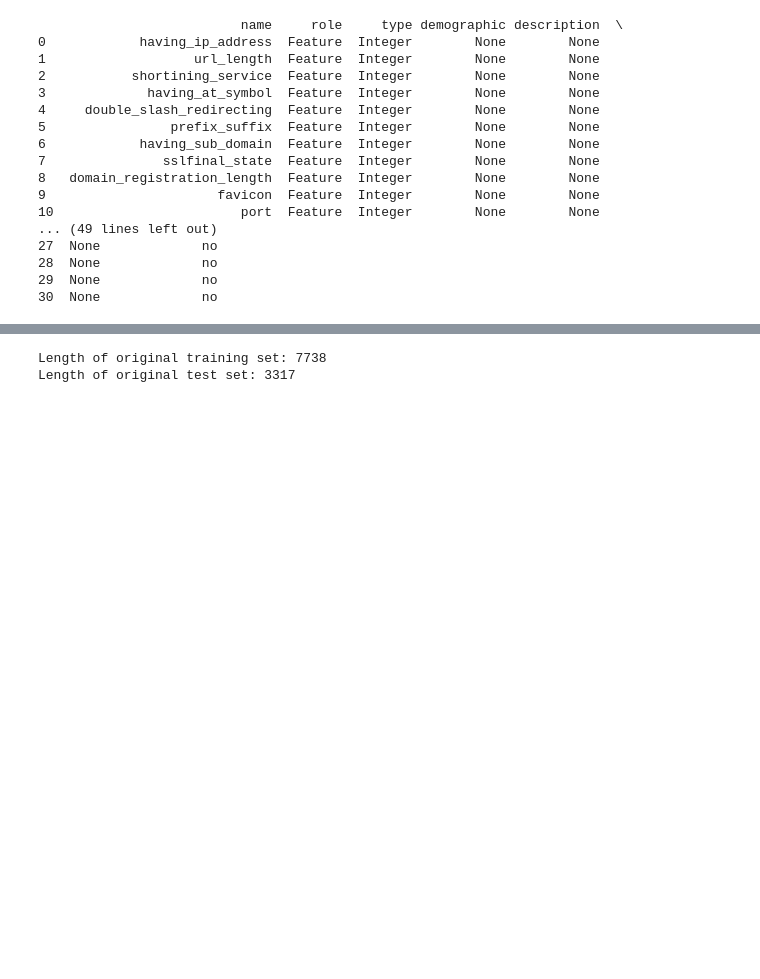
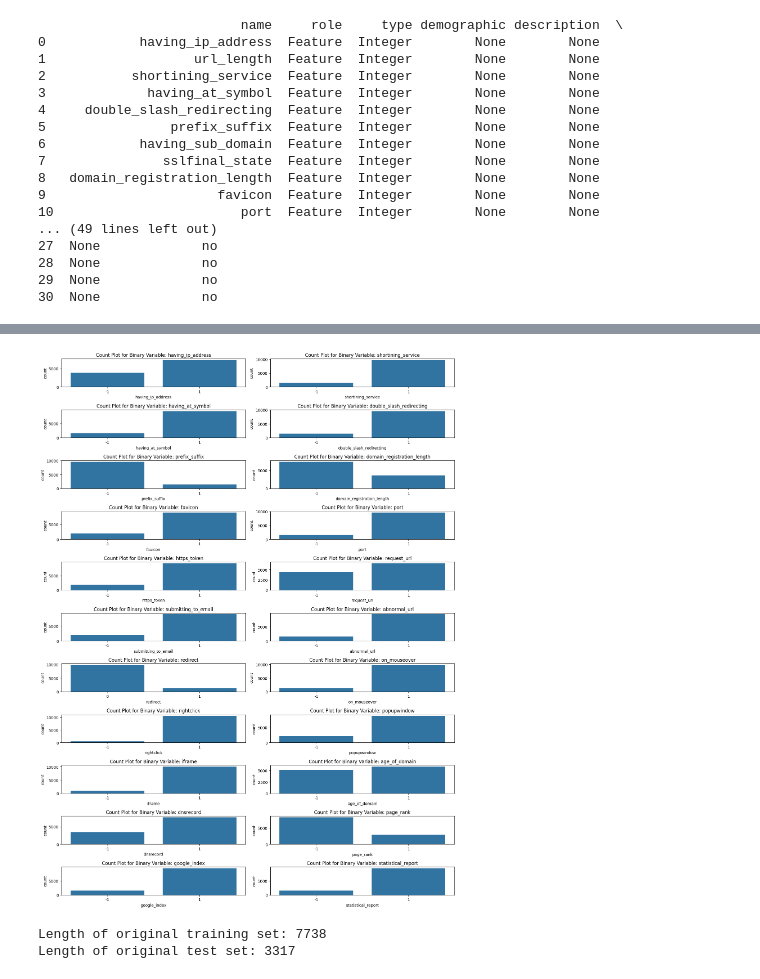
Before and after one commit to madalinaionela/Cybersecurity, a Jupyter notebook: cybersecurity_project_datasets.ipynb, the cells around one changed output, grey strips where cells are left out. Drawn from its saved outputs; the diff is of its cells as text; code cells hidden in the pictures; blank space fills up the shorter version.

Commit message:
Data exploration second dataset

```diff
--- a/cybersecurity_project_datasets.ipynb
+++ b/cybersecurity_project_datasets.ipynb
@@ -434,3 +423,20 @@ plt.show()
+# %%
+# Plot the distributions for binary features
+binary_columns = [col for col in X.columns if X[col].nunique() == 2]
+
+fig, axes = plt.subplots(nrows=(len(binary_columns)+1) // 2, ncols=2, figsize=(15, 20))
+
+for i, col in enumerate(binary_columns):
+    sns.countplot(x=col, data=X, ax=axes[i // 2, i % 2])
+    axes[i // 2, i % 2].set_title(f'Count Plot for Binary Variable: {col}')
+
+if len(binary_columns) % 2 != 0:
+    fig.delaxes(axes[-1, -1])
+
+plt.tight_layout()
+plt.show()
+# %% [output]
+[figure, added]
 # %%
 X_train, X_test, y_train, y_test = train_test_split(X, y, test_size=0.3, random_state=seed)
 
```
Also changed, not shown: parts of 8 cells of this notebook.
